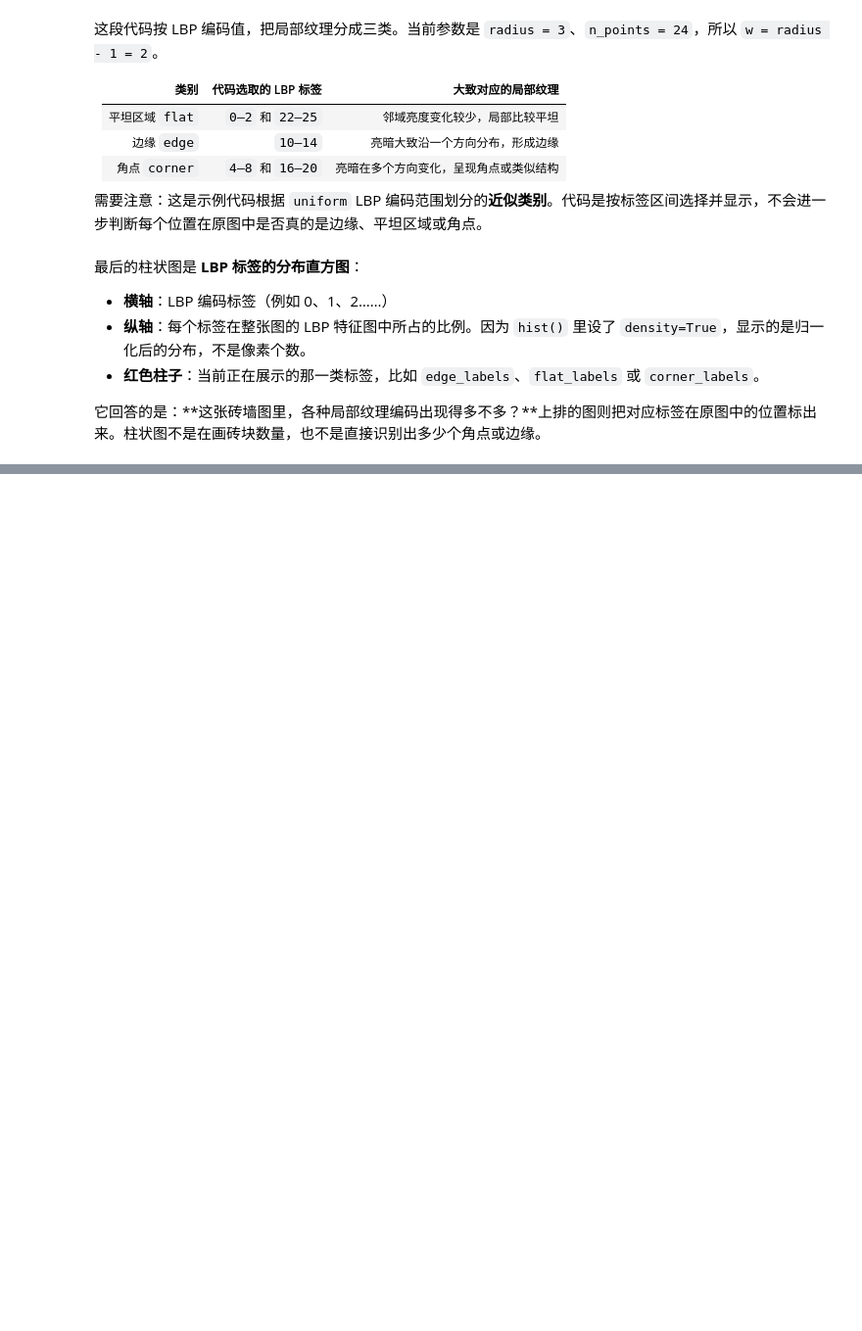
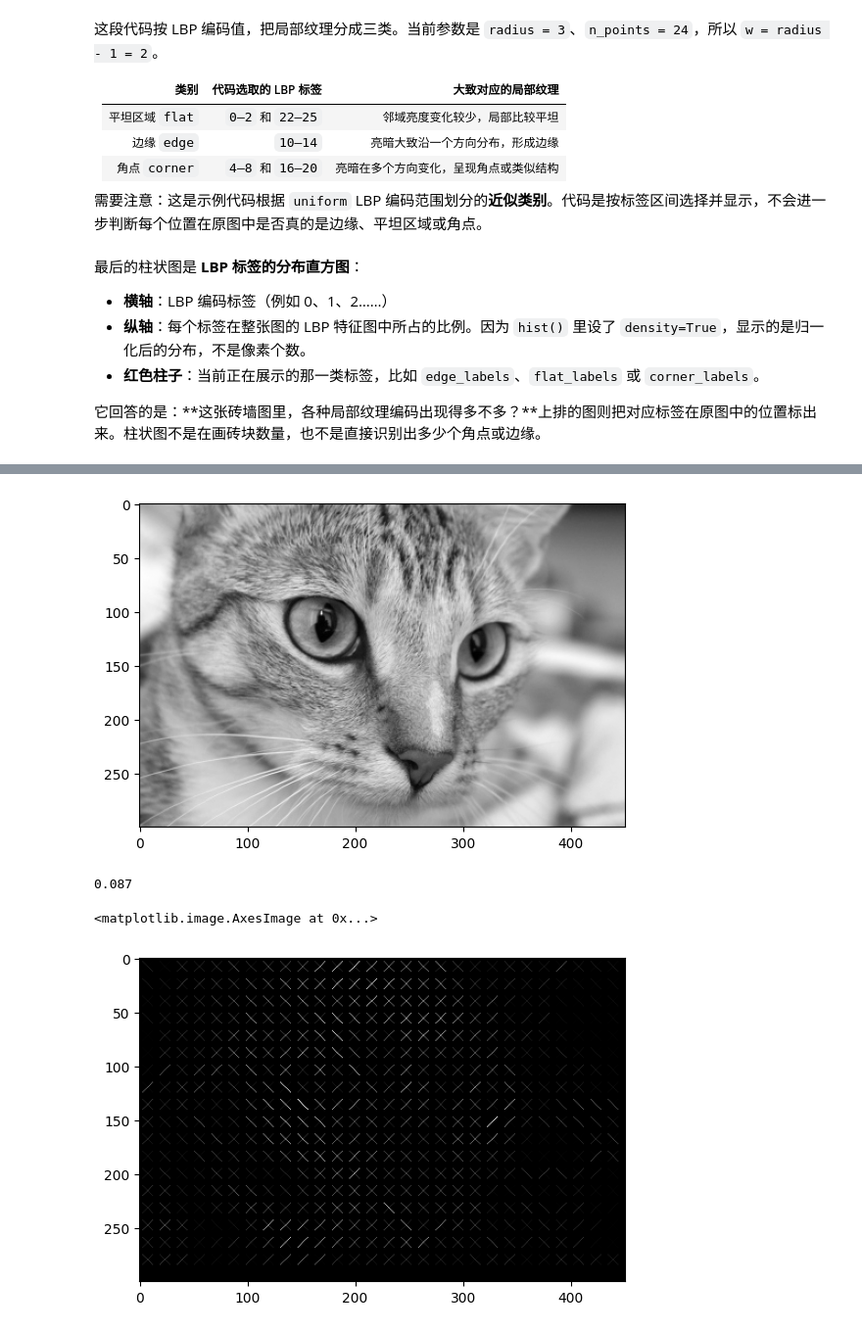
Before and after one commit to Endoefa/ovo, a Jupyter notebook: Tutorial_6.ipynb, the cells around one changed output, grey strips where cells are left out. Shown at 98% size. Cells and saved outputs as stored; diff of their text form; code cells hidden in the pictures; blank space fills up the shorter version.

```diff
--- a/Tutorial_6.ipynb
+++ b/Tutorial_6.ipynb
@@ -160,0 +256,26 @@ for ax in ax_img:
+# %%
+import skimage.feature
+
+image = data.chelsea()
+gray = cv2.cvtColor(image, cv2.COLOR_RGB2GRAY)
+plt.figure()
+plt.imshow(gray, cmap='gray')
+plt.show()
+
+hog_vals = skimage.feature.hog (
+    gray,
+    orientations=2,
+    pixels_per_cell=(16, 16),
+    cells_per_block=(2, 2),
+    visualize=True,
+)
+
+hog_image = hog_vals[1]
+std = np.std(hog_vals[0]).round(3)
+print (std)
+plt.imshow(hog_image, cmap='gray')
+# %% [output]
+[figure, added]
+0.087
+<matplotlib.image.AxesImage at 0x...>
+[figure, added]
```
Also changed, not shown: parts of 2 cells of this notebook.
